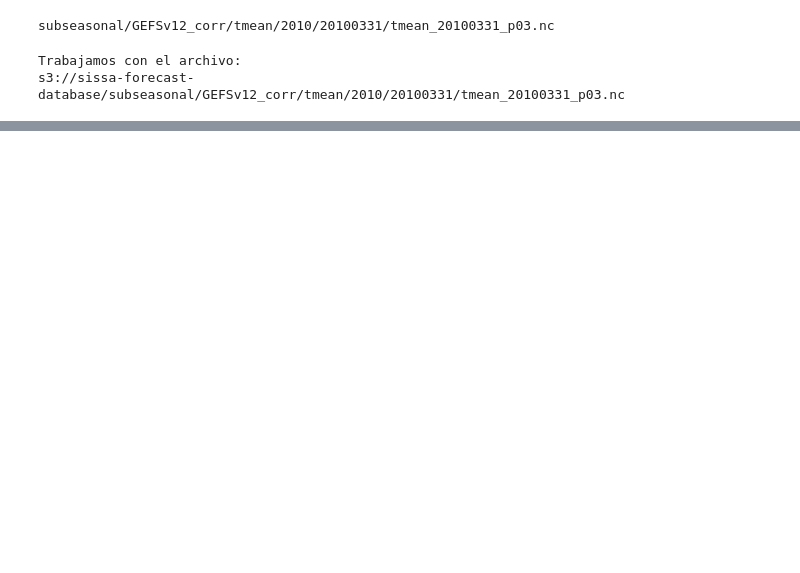
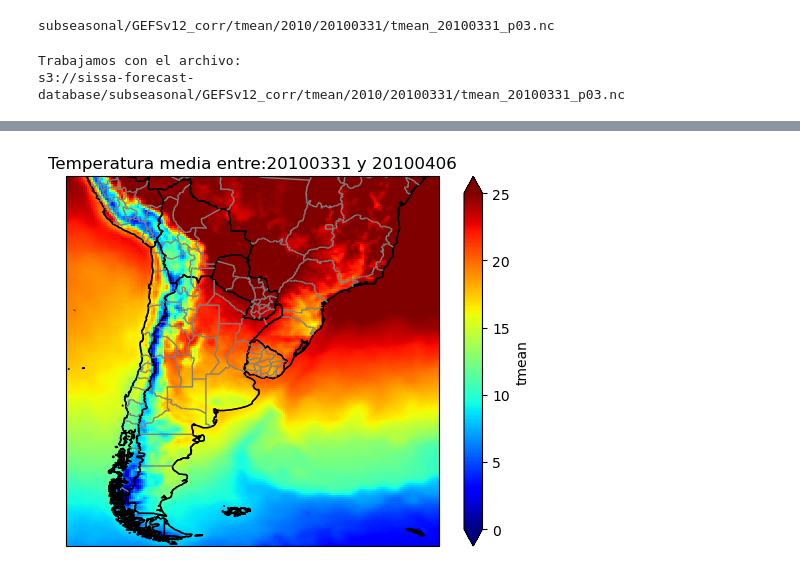
Before and after one commit to CRC-SAS/documentation_crc_sas, a Jupyter notebook: source/SISSA_database/tutoriales_python/Tutorial_online_plot.ipynb, the cells around one changed output, grey strips where cells are left out. Drawn from its saved outputs; the diff is of its cells as text; code cells hidden in the pictures; blank space fills up the shorter version.

```diff
--- a/source/SISSA_database/tutoriales_python/Tutorial_online_plot.ipynb
+++ b/source/SISSA_database/tutoriales_python/Tutorial_online_plot.ipynb
@@ -93,0 +103,26 @@ with fs.open(awsfile) as f:  # Abrimos el archivo en línea
+# %%
+# Cargamos el dato a una variable en python
+# Aca usamos el paquete xarray
+import xarray as xr
+
+with fs.open(awsfile) as f:  # Abrimos el archivo en línea
+    with xr.open_dataset(f) as gefs: # Lo cargamos a una variable con la librería netcdf4
+        # Calculamos la media de la primera semana
+        mean = gefs[variable].sel(time=slice(ymd,'20100406')).mean(dim='time')
+        # Comenzamos la figura
+        fig, ax = plt.subplots(nrows=1, ncols=1, subplot_kw={'projection': ccrs.PlateCarree()})
+        # Hacemos la figura
+        mean.plot.pcolormesh(ax=ax, transform=ccrs.PlateCarree(), vmin=0, vmax=25, cmap='jet')
+        # Agregamos detalles de la costa, paises y estados
+        ax.coastlines()
+        ax.add_feature(countries, edgecolor='black')
+        ax.add_feature(states_provinces, edgecolor='gray')
+        # Agregamos una barra de colores y titulo
+        cbar = fig.colorbar(cs, extend='both')
+        titulo = 'Temperatura media entre:' + fechas[0].strftime('%Y%m%d') + ' y ' + fechas[6].strftime('%Y%m%d')
+        ax.set_title(titulo)
+
+        # Guarda la figura con una resolucion de 100 dpi y ajusta para que no queden bordes blancos
+        plt.savefig('test_promedio_xarray.jpg', dpi=100, bbox_inches='tight')
+# %% [output]
+[figure, added]
```
Also changed, not shown: parts of 2 cells of this notebook.
